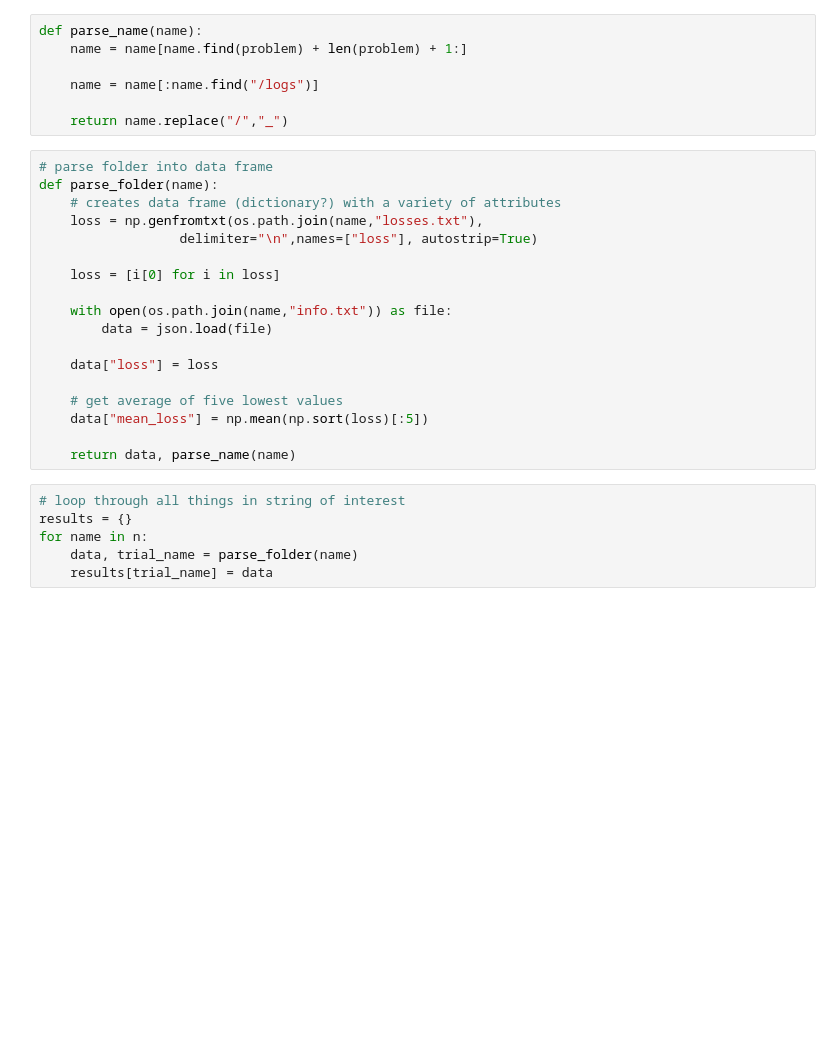
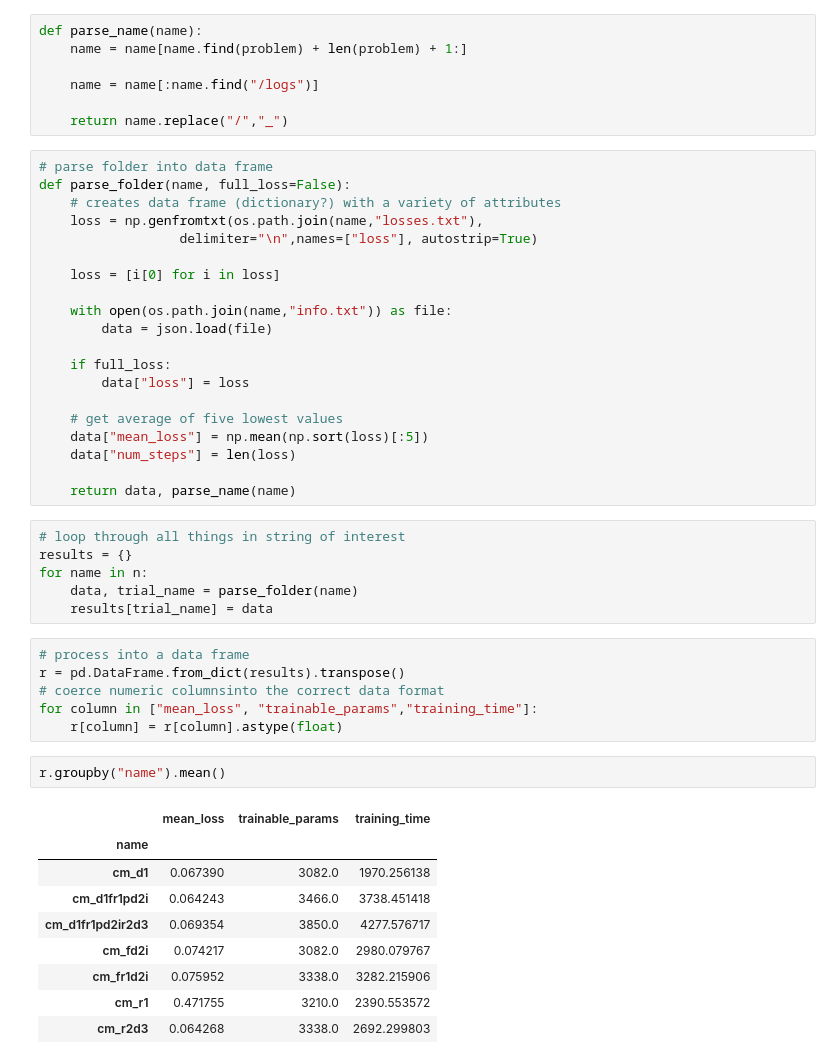
Before and after one commit to heidimhurst/oxdiss, a Jupyter notebook: processing/Processing (plots).ipynb, the cells around one changed output. Cells and saved outputs as stored; diff of their text form; blank space fills up the shorter version.

```diff
--- a/processing/Processing (plots).ipynb
+++ b/processing/Processing (plots).ipynb
@@ -34,7 +36,7 @@ def parse_name(name):
     return name.replace("/","_")
 # %%
 # parse folder into data frame
-def parse_folder(name):
+def parse_folder(name, full_loss=False):
     # creates data frame (dictionary?) with a variety of attributes
     loss = np.genfromtxt(os.path.join(name,"losses.txt"),
                   delimiter="\n",names=["loss"], autostrip=True)
@@ -44,10 +46,12 @@ def parse_folder(name):
     with open(os.path.join(name,"info.txt")) as file:
         data = json.load(file)
 
-    data["loss"] = loss
+    if full_loss:
+        data["loss"] = loss
 
     # get average of five lowest values
     data["mean_loss"] = np.mean(np.sort(loss)[:5])
+    data["num_steps"] = len(loss)
 
     return data, parse_name(name)
 # %%
@@ -56,6 +60,24 @@ results = {}
 for name in n:
     data, trial_name = parse_folder(name)
     results[trial_name] = data
+# %%
+# process into a data frame
+r = pd.DataFrame.from_dict(results).transpose()
+# coerce numeric columnsinto the correct data format
+for column in ["mean_loss", "trainable_params","training_time"]:
+    r[column] = r[column].astype(float)
+# %%
+r.groupby("name").mean()
+# %% [output]
+|  | mean_loss | trainable_params | training_time |
+| name |  |  |  |
+| cm_d1 | 0.067390 | 3082.0 | 1970.256138 |
+| cm_d1fr1pd2i | 0.064243 | 3466.0 | 3738.451418 |
+| cm_d1fr1pd2ir2d3 | 0.069354 | 3850.0 | 4277.576717 |
+| cm_fd2i | 0.074217 | 3082.0 | 2980.079767 |
+| cm_fr1d2i | 0.075952 | 3338.0 | 3282.215906 |
+| cm_r1 | 0.471755 | 3210.0 | 2390.553572 |
+| cm_r2d3 | 0.064268 | 3338.0 | 2692.299803 |
 # %%
 # plot all results
 plt.clf()
```
Also changed, not shown: parts of 8 cells of this notebook.
